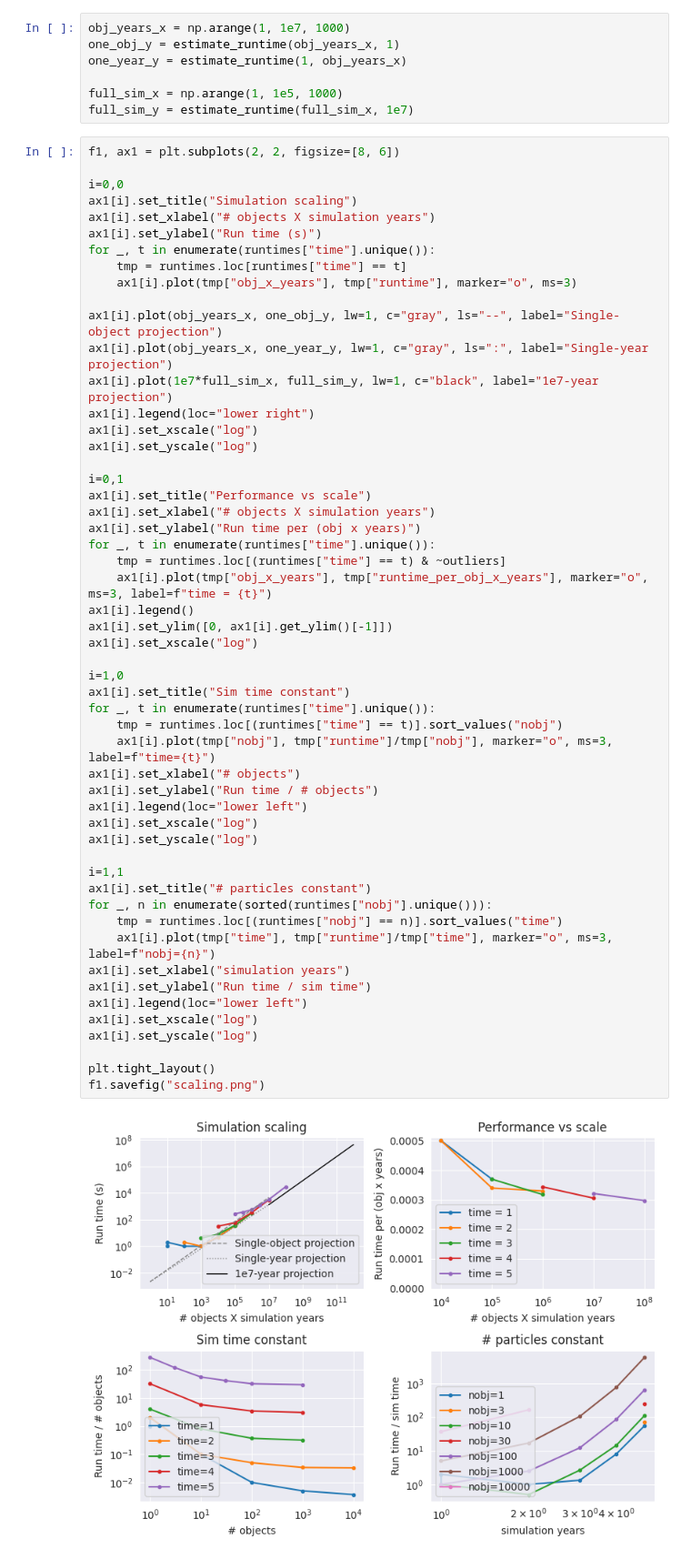
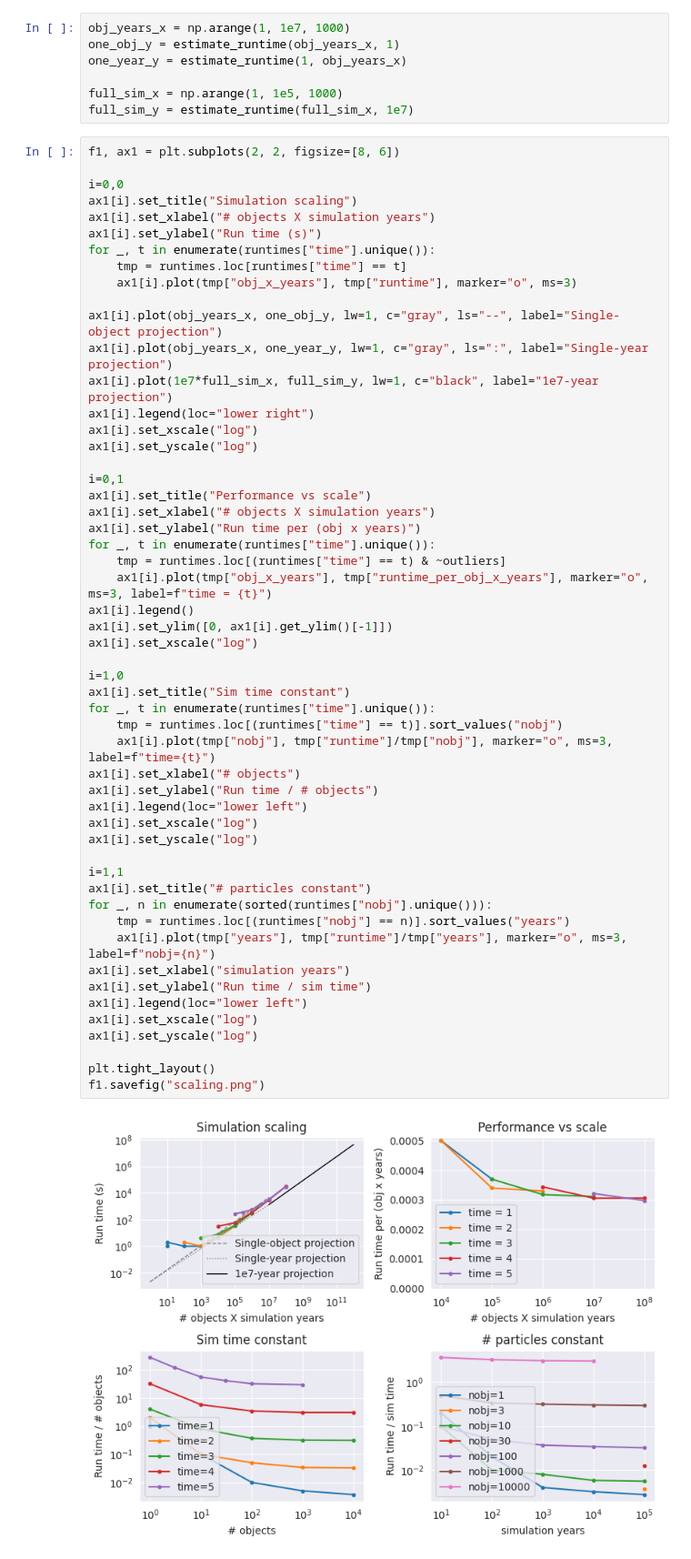
Before and after one commit to danieltalsky/moons, a Jupyter notebook: merc_module/runtime_scaling_visualization.ipynb, the cells around one changed output. Shown at 91% size. Saved outputs shown, nothing was run; the diff lists cells and outputs as text.

```diff
--- a/merc_module/runtime_scaling_visualization.ipynb
+++ b/merc_module/runtime_scaling_visualization.ipynb
@@ -225,36 +225,36 @@ ax1[i].set_ylabel("Run time per (obj x years)")
 for _, t in enumerate(runtimes["time"].unique()):
     tmp = runtimes.loc[(runtimes["time"] == t) & ~outliers]
     ax1[i].plot(tmp["obj_x_years"], tmp["runtime_per_obj_x_years"], marker="o", ms=3, label=f"time = {t}")
 ax1[i].legend()
 ax1[i].set_ylim([0, ax1[i].get_ylim()[-1]])
 ax1[i].set_xscale("log")
 
 i=1,0
 ax1[i].set_title("Sim time constant")
 for _, t in enumerate(runtimes["time"].unique()):
     tmp = runtimes.loc[(runtimes["time"] == t)].sort_values("nobj")
     ax1[i].plot(tmp["nobj"], tmp["runtime"]/tmp["nobj"], marker="o", ms=3, label=f"time={t}")
 ax1[i].set_xlabel("# objects")
 ax1[i].set_ylabel("Run time / # objects")
 ax1[i].legend(loc="lower left")
 ax1[i].set_xscale("log")
 ax1[i].set_yscale("log")
 
 i=1,1
 ax1[i].set_title("# particles constant")
 for _, n in enumerate(sorted(runtimes["nobj"].unique())):
-    tmp = runtimes.loc[(runtimes["nobj"] == n)].sort_values("time")
-    ax1[i].plot(tmp["time"], tmp["runtime"]/tmp["time"], marker="o", ms=3, label=f"nobj={n}")
+    tmp = runtimes.loc[(runtimes["nobj"] == n)].sort_values("years")
+    ax1[i].plot(tmp["years"], tmp["runtime"]/tmp["years"], marker="o", ms=3, label=f"nobj={n}")
 ax1[i].set_xlabel("simulation years")
 ax1[i].set_ylabel("Run time / sim time")
 ax1[i].legend(loc="lower left")
 ax1[i].set_xscale("log")
 ax1[i].set_yscale("log")
 
 plt.tight_layout()
 f1.savefig("scaling.png")
 # %% [output]
-[figure, old version]
+[figure, new version]
 # %%
 f1, ax1 = plt.subplots(1, figsize=[8,6])
 
```
Also changed, not shown: parts of 3 cells of this notebook, 2 other files.
